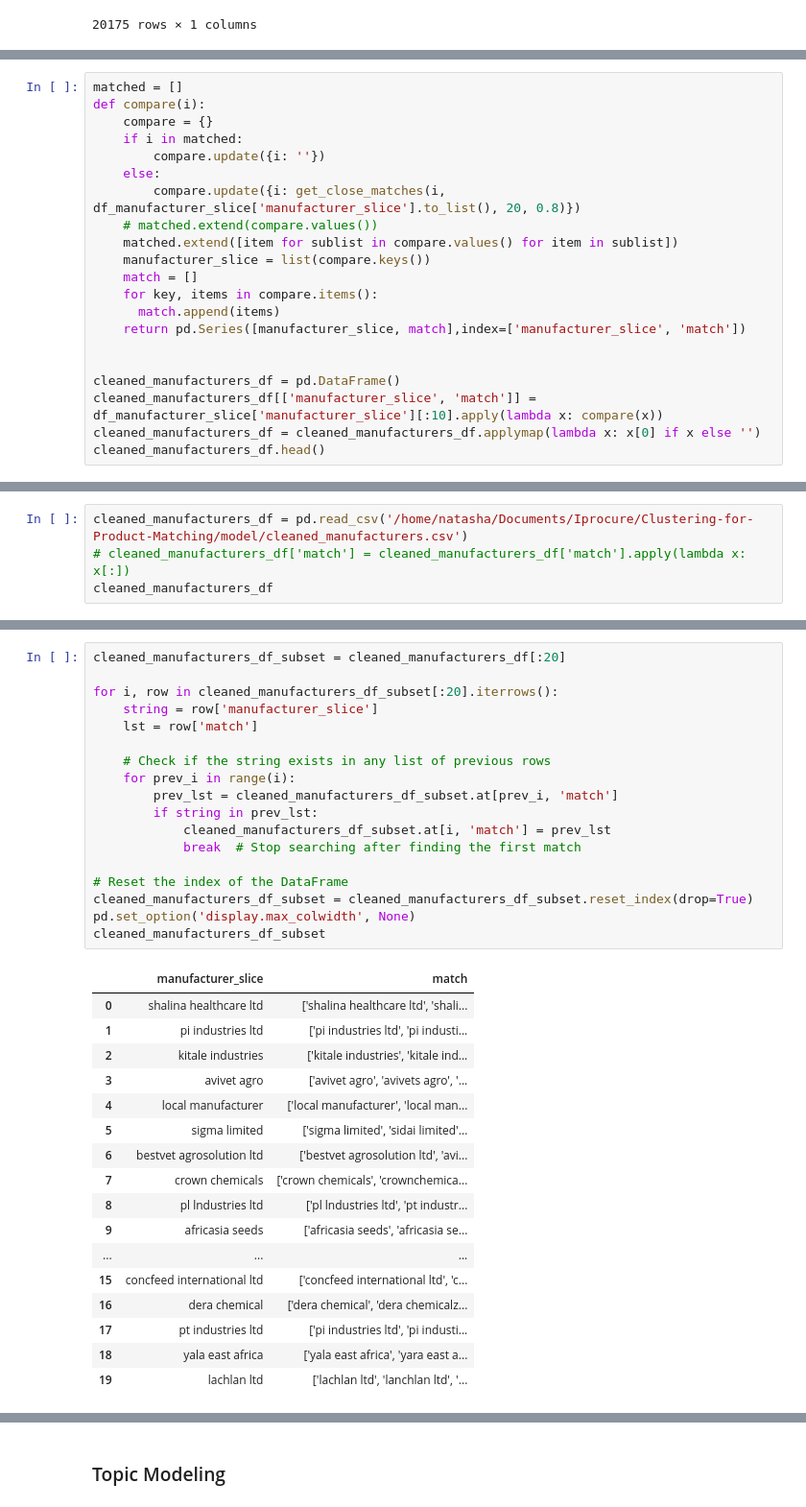
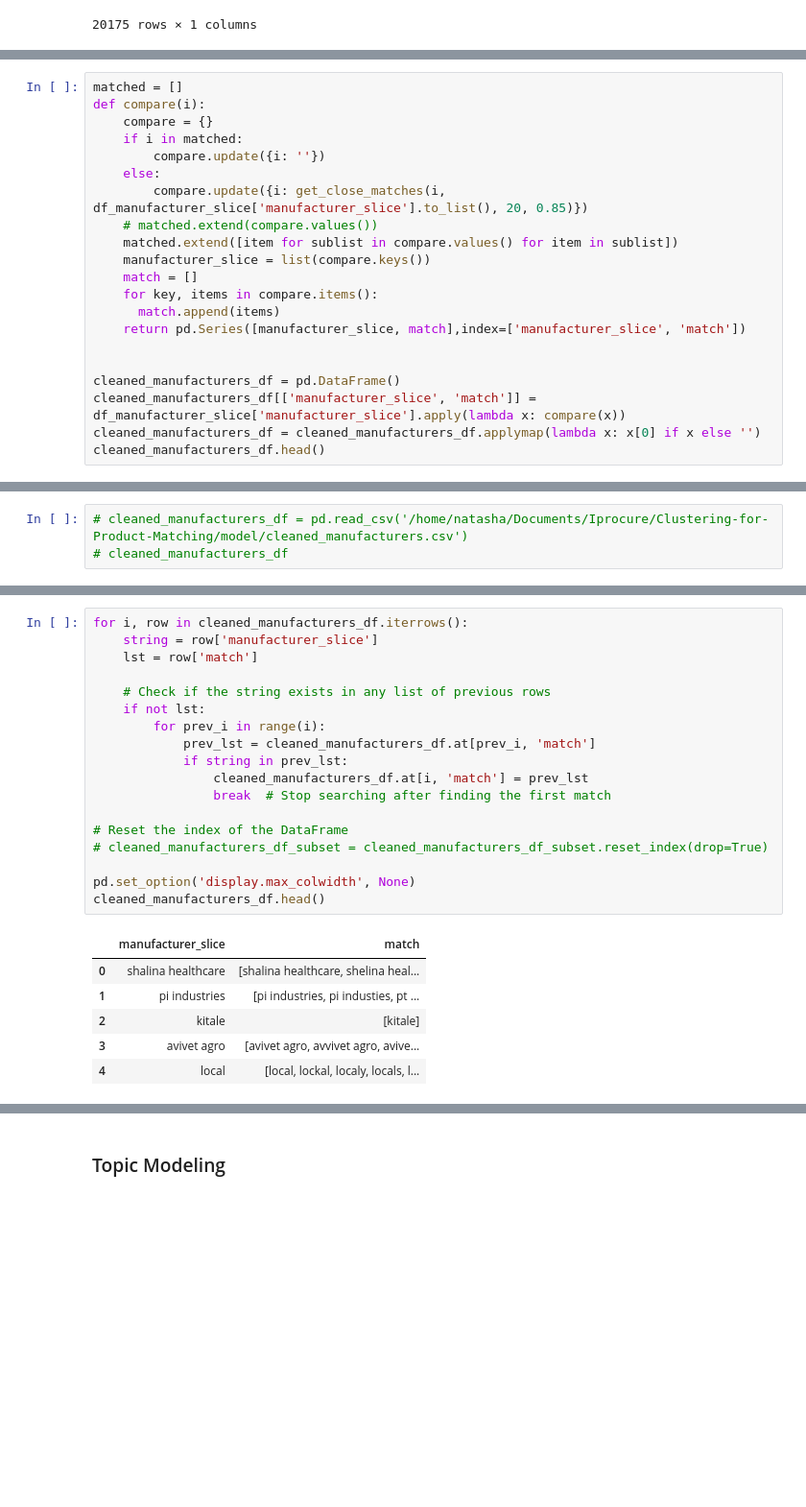
Before and after one commit to natbernard/Clustering-for-Product-Matching, a Jupyter notebook: model/string_matching_algorithm.ipynb, the cells around one changed output, grey strips where cells are left out. Shown: that part at 96% size. Drawn from its saved outputs; the diff is of its cells as text; blank space fills up the shorter version.

```diff
--- a/model/string_matching_algorithm.ipynb
+++ b/model/string_matching_algorithm.ipynb
@@ -119,7 +119,7 @@ def compare(i):
     if i in matched:
         compare.update({i: ''})
     else:
-        compare.update({i: get_close_matches(i, df_manufacturer_slice['manufacturer_slice'].to_list(), 20, 0.8)})
+        compare.update({i: get_close_matches(i, df_manufacturer_slice['manufacturer_slice'].to_list(), 20, 0.85)})
     # matched.extend(compare.values())
     matched.extend([item for sublist in compare.values() for item in sublist])
     manufacturer_slice = list(compare.keys())
@@ -130,7 +130,7 @@ def compare(i):
 
 
 cleaned_manufacturers_df = pd.DataFrame()
-cleaned_manufacturers_df[['manufacturer_slice', 'match']] = df_manufacturer_slice['manufacturer_slice'][:10].apply(lambda x: compare(x))
+cleaned_manufacturers_df[['manufacturer_slice', 'match']] = df_manufacturer_slice['manufacturer_slice'].apply(lambda x: compare(x))
 cleaned_manufacturers_df = cleaned_manufacturers_df.applymap(lambda x: x[0] if x else '')
 cleaned_manufacturers_df.head()
 # %% [output]
@@ -171,4 +167,3 @@ filtered_df
 # %%
-cleaned_manufacturers_df = pd.read_csv('/home/natasha/Documents/Iprocure/Clustering-for-Product-Matching/model/cleaned_manufacturers.csv')
-# cleaned_manufacturers_df['match'] = cleaned_manufacturers_df['match'].apply(lambda x: x[:])
-cleaned_manufacturers_df
+# cleaned_manufacturers_df = pd.read_csv('/home/natasha/Documents/Iprocure/Clustering-for-Product-Matching/model/cleaned_manufacturers.csv')
+# cleaned_manufacturers_df
@@ -191,36 +170,25 @@ cleaned_manufacturers_df['manufacturer_slice'] = cleaned_manufacturers_df['manuf
 # %%
-cleaned_manufacturers_df_subset = cleaned_manufacturers_df[:20]
-
-for i, row in cleaned_manufacturers_df_subset[:20].iterrows():
+for i, row in cleaned_manufacturers_df.iterrows():
     string = row['manufacturer_slice']
     lst = row['match']
 
     # Check if the string exists in any list of previous rows
-    for prev_i in range(i):
-        prev_lst = cleaned_manufacturers_df_subset.at[prev_i, 'match']
-        if string in prev_lst:
-            cleaned_manufacturers_df_subset.at[i, 'match'] = prev_lst
-            break  # Stop searching after finding the first match
+    if not lst:
+        for prev_i in range(i):
+            prev_lst = cleaned_manufacturers_df.at[prev_i, 'match']
+            if string in prev_lst:
+                cleaned_manufacturers_df.at[i, 'match'] = prev_lst
+                break  # Stop searching after finding the first match
 
 # Reset the index of the DataFrame
-cleaned_manufacturers_df_subset = cleaned_manufacturers_df_subset.reset_index(drop=True)
+# cleaned_manufacturers_df_subset = cleaned_manufacturers_df_subset.reset_index(drop=True)
+
 pd.set_option('display.max_colwidth', None)
-cleaned_manufacturers_df_subset
+cleaned_manufacturers_df.head()
 # %% [output]
 |  | manufacturer_slice | match |
-| 0 | shalina healthcare ltd | ['shalina healthcare ltd', 'shali... |
-| 1 | pi industries ltd | ['pi industries ltd', 'pi industi... |
-| 2 | kitale industries | ['kitale industries', 'kitale ind... |
-| 3 | avivet agro | ['avivet agro', 'avivets agro', '... |
-| 4 | local manufacturer | ['local manufacturer', 'local man... |
-| 5 | sigma limited | ['sigma limited', 'sidai limited'... |
-| 6 | bestvet agrosolution ltd | ['bestvet agrosolution ltd', 'avi... |
-| 7 | crown chemicals | ['crown chemicals', 'crownchemica... |
-| 8 | pl lndustries ltd | ['pl lndustries ltd', 'pt industr... |
-| 9 | africasia seeds | ['africasia seeds', 'africasia se... |
-| ... | ... | ... |
-| 15 | concfeed international ltd | ['concfeed international ltd', 'c... |
-| 16 | dera chemical | ['dera chemical', 'dera chemicalz... |
-| 17 | pt industries ltd | ['pi industries ltd', 'pi industi... |
-| 18 | yala east africa | ['yala east africa', 'yara east a... |
-| 19 | lachlan ltd | ['lachlan ltd', 'lanchlan ltd', '... |
+| 0 | shalina healthcare | [shalina healthcare, shelina heal... |
+| 1 | pi industries | [pi industries, pi industies, pt ... |
+| 2 | kitale | [kitale] |
+| 3 | avivet agro | [avivet agro, avvivet agro, avive... |
+| 4 | local | [local, lockal, localy, locals, l... |
```
Also changed, not shown: parts of 27 cells of this notebook, 1 other file.
